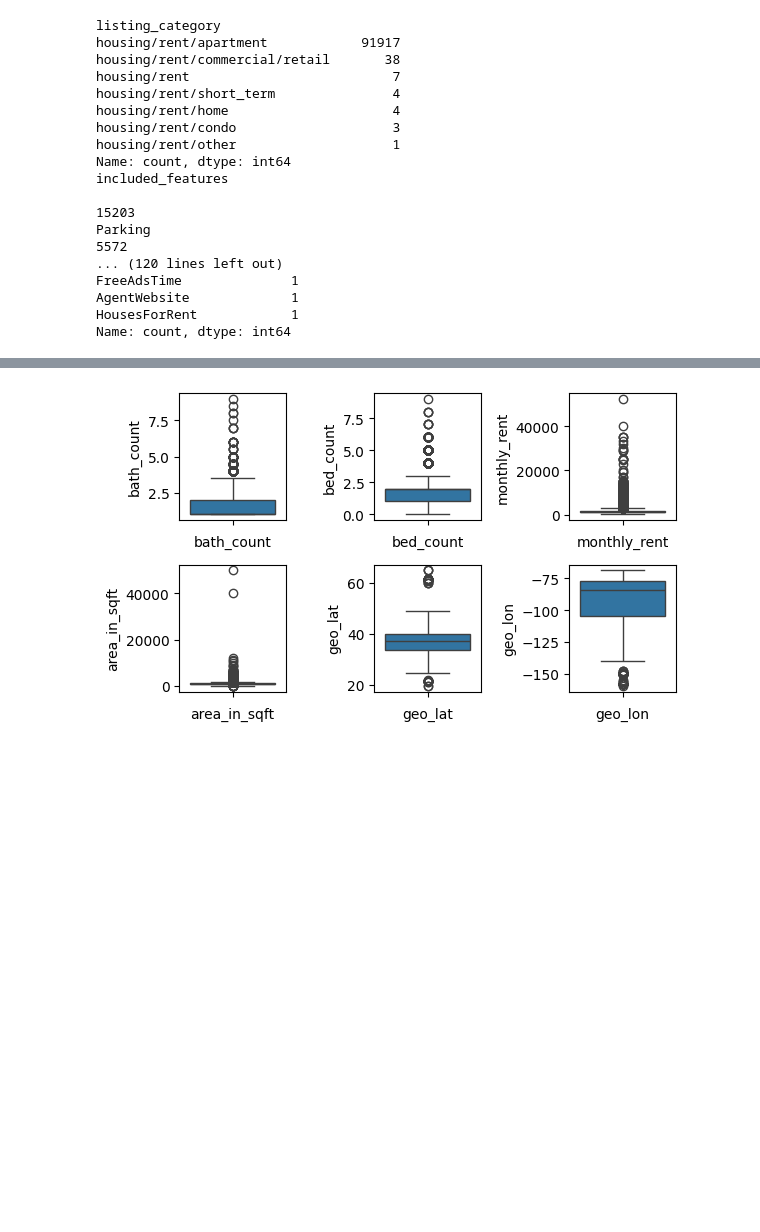
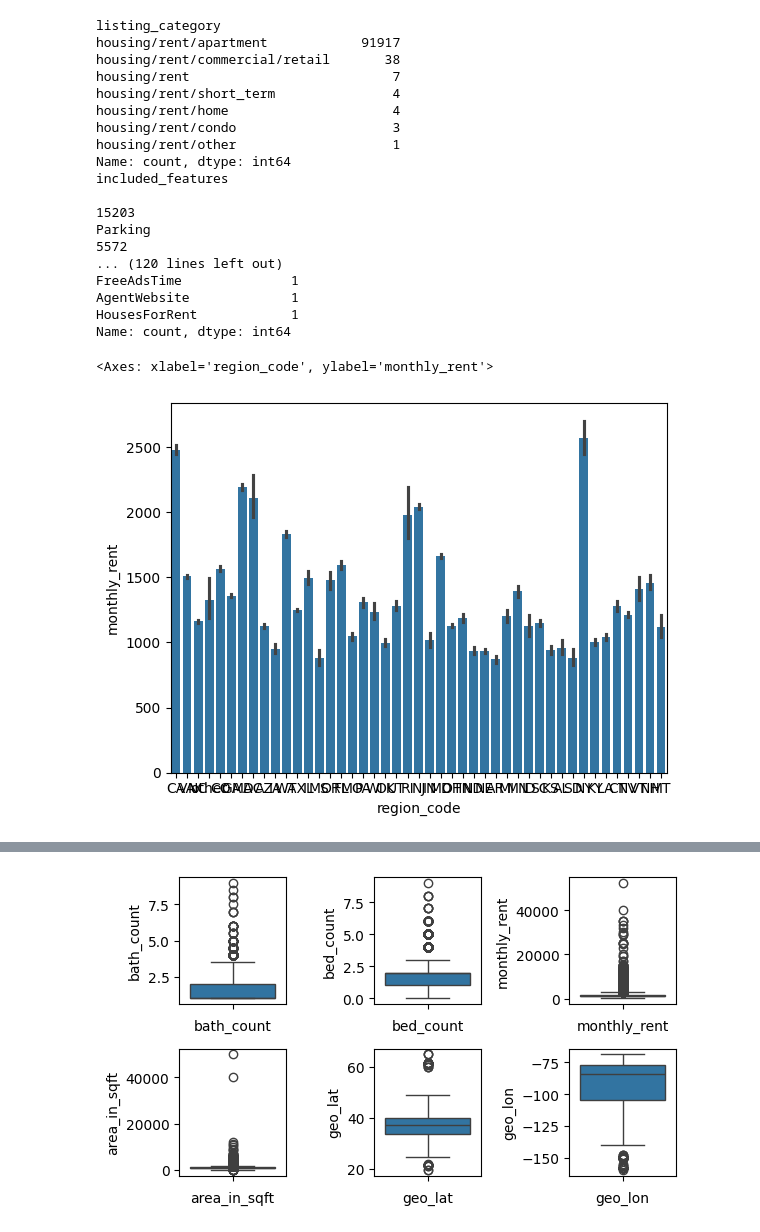
Before and after one commit to srikanthravipati27/ml, a Jupyter notebook: Project.ipynb, the cells around one changed output, grey strips where cells are left out. Drawn from its saved outputs; the diff is of its cells as text; code cells hidden in the pictures; blank space fills up the shorter version.

```diff
--- a/Project.ipynb
+++ b/Project.ipynb
@@ -244,3 +257,8 @@ for i in cat:
+# %%
+sns.barplot(x='region_code',y='monthly_rent',data=data)
+# %% [output]
+<Axes: xlabel='region_code', ylabel='monthly_rent'>
+[figure, added]
 # %%
 
 for i in range(len(cat)):
```
Also changed, not shown: parts of 14 cells of this notebook.
